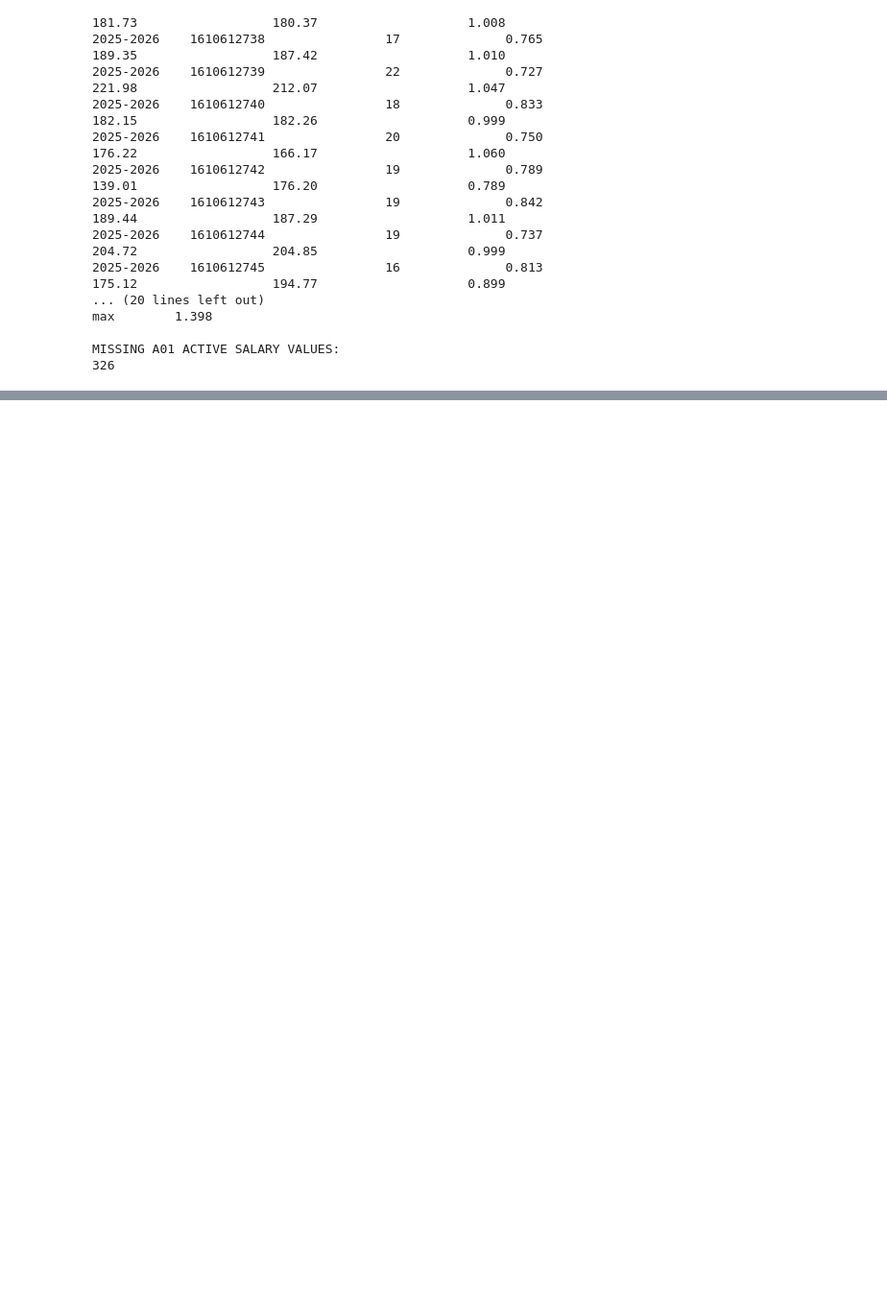
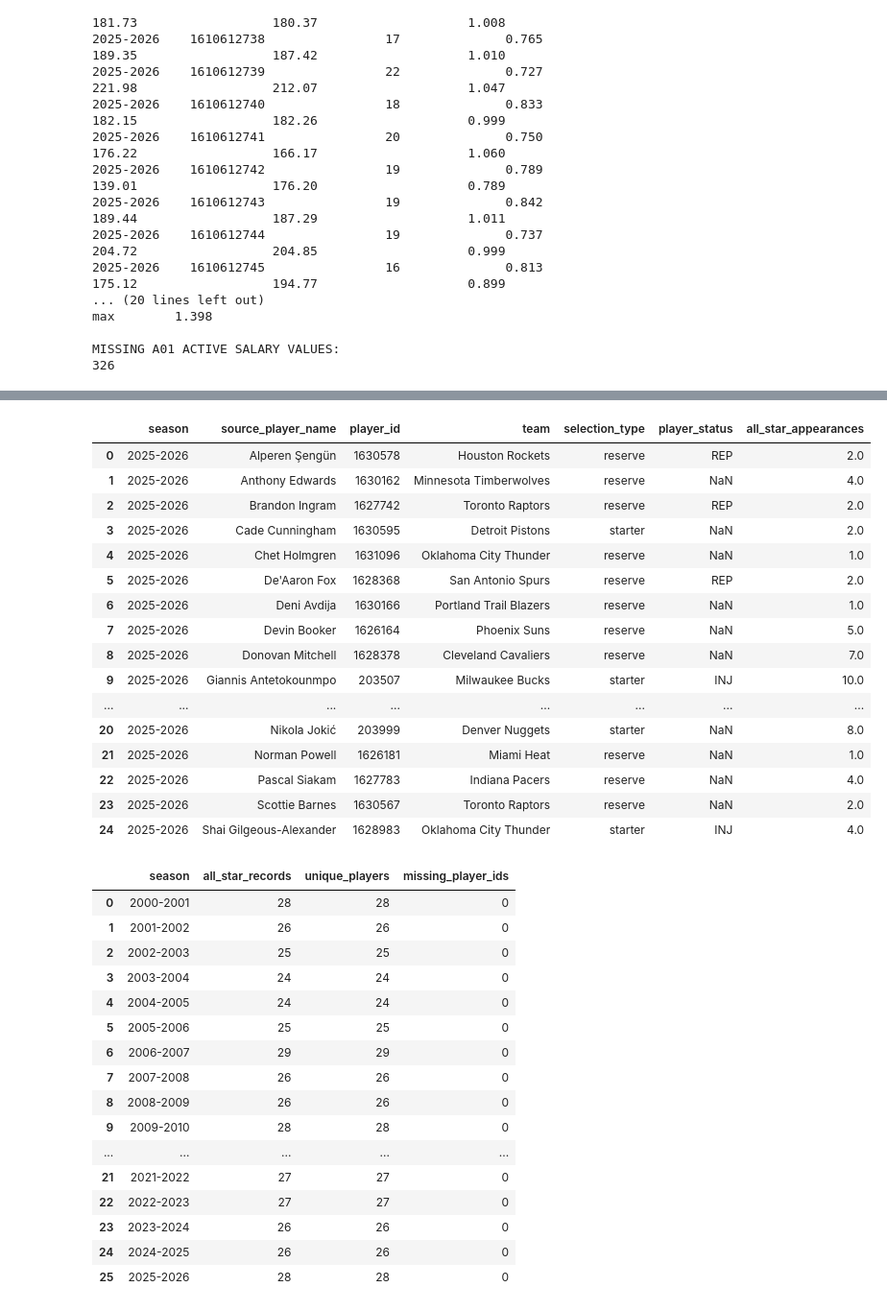
Before and after one commit to jtran226/nba_economics, a Jupyter notebook: notebooks/a02_player_franchise_season.ipynb, the cells around one changed output, grey strips where cells are left out. Shown at 96% size. Cells and saved outputs as stored; diff of their text form; code cells hidden in the pictures; blank space fills up the shorter version.

```diff
--- a/notebooks/a02_player_franchise_season.ipynb
+++ b/notebooks/a02_player_franchise_season.ipynb
@@ -1138,0 +1868,70 @@ NOTEBOOK: ../notebooks/c04_team_seasons.ipynb
+# %%
+
+# ------------------------------------------------------------
+# F4 — Inspect All-Star selections in canonical C08
+# ------------------------------------------------------------
+
+display(con.execute("""
+    SELECT
+        season,
+        source_player_name,
+        player_id,
+        team,
+        selection_type,
+        player_status,
+        all_star_appearances
+    FROM c08_player_awards
+    WHERE award_type = 'all_star'
+    ORDER BY season DESC, source_player_name
+    LIMIT 25
+""").df())
+
+# Check the number of All-Star records in each season.
+display(con.execute("""
+    SELECT
+        season,
+        COUNT(*) AS all_star_records,
+        COUNT(DISTINCT player_id) AS unique_players,
+        COUNT(*) FILTER (
+            WHERE player_id IS NULL
+        ) AS missing_player_ids
+    FROM c08_player_awards
+    WHERE award_type = 'all_star'
+    GROUP BY season
+    ORDER BY season
+""").df())
+# %% [output]
+|  | season | source_player_name | player_id | team | selection_type | player_status | all_star_appearances |
+| 0 | 2025-2026 | Alperen Şengün | 1630578 | Houston Rockets | reserve | REP | 2.0 |
+| 1 | 2025-2026 | Anthony Edwards | 1630162 | Minnesota Timberwolves | reserve | NaN | 4.0 |
+| 2 | 2025-2026 | Brandon Ingram | 1627742 | Toronto Raptors | reserve | REP | 2.0 |
+| 3 | 2025-2026 | Cade Cunningham | 1630595 | Detroit Pistons | starter | NaN | 2.0 |
+| 4 | 2025-2026 | Chet Holmgren | 1631096 | Oklahoma City Thunder | reserve | NaN | 1.0 |
+| 5 | 2025-2026 | De'Aaron Fox | 1628368 | San Antonio Spurs | reserve | REP | 2.0 |
+| 6 | 2025-2026 | Deni Avdija | 1630166 | Portland Trail Blazers | reserve | NaN | 1.0 |
+| 7 | 2025-2026 | Devin Booker | 1626164 | Phoenix Suns | reserve | NaN | 5.0 |
+| 8 | 2025-2026 | Donovan Mitchell | 1628378 | Cleveland Cavaliers | reserve | NaN | 7.0 |
+| 9 | 2025-2026 | Giannis Antetokounmpo | 203507 | Milwaukee Bucks | starter | INJ | 10.0 |
+| ... | ... | ... | ... | ... | ... | ... | ... |
+| 20 | 2025-2026 | Nikola Jokić | 203999 | Denver Nuggets | starter | NaN | 8.0 |
+| 21 | 2025-2026 | Norman Powell | 1626181 | Miami Heat | reserve | NaN | 1.0 |
+| 22 | 2025-2026 | Pascal Siakam | 1627783 | Indiana Pacers | reserve | NaN | 4.0 |
+| 23 | 2025-2026 | Scottie Barnes | 1630567 | Toronto Raptors | reserve | NaN | 2.0 |
+| 24 | 2025-2026 | Shai Gilgeous-Alexander | 1628983 | Oklahoma City Thunder | starter | INJ | 4.0 |
+|  | season | all_star_records | unique_players | missing_player_ids |
+| 0 | 2000-2001 | 28 | 28 | 0 |
+| 1 | 2001-2002 | 26 | 26 | 0 |
+| 2 | 2002-2003 | 25 | 25 | 0 |
+| 3 | 2003-2004 | 24 | 24 | 0 |
+| 4 | 2004-2005 | 24 | 24 | 0 |
+| 5 | 2005-2006 | 25 | 25 | 0 |
+| 6 | 2006-2007 | 29 | 29 | 0 |
+| 7 | 2007-2008 | 26 | 26 | 0 |
+| 8 | 2008-2009 | 26 | 26 | 0 |
+| 9 | 2009-2010 | 28 | 28 | 0 |
+| ... | ... | ... | ... | ... |
+| 21 | 2021-2022 | 27 | 27 | 0 |
+| 22 | 2022-2023 | 27 | 27 | 0 |
+| 23 | 2023-2024 | 26 | 26 | 0 |
+| 24 | 2024-2025 | 26 | 26 | 0 |
+| 25 | 2025-2026 | 28 | 28 | 0 |
```
Also changed, not shown: parts of 45 cells of this notebook, 8 other files.
